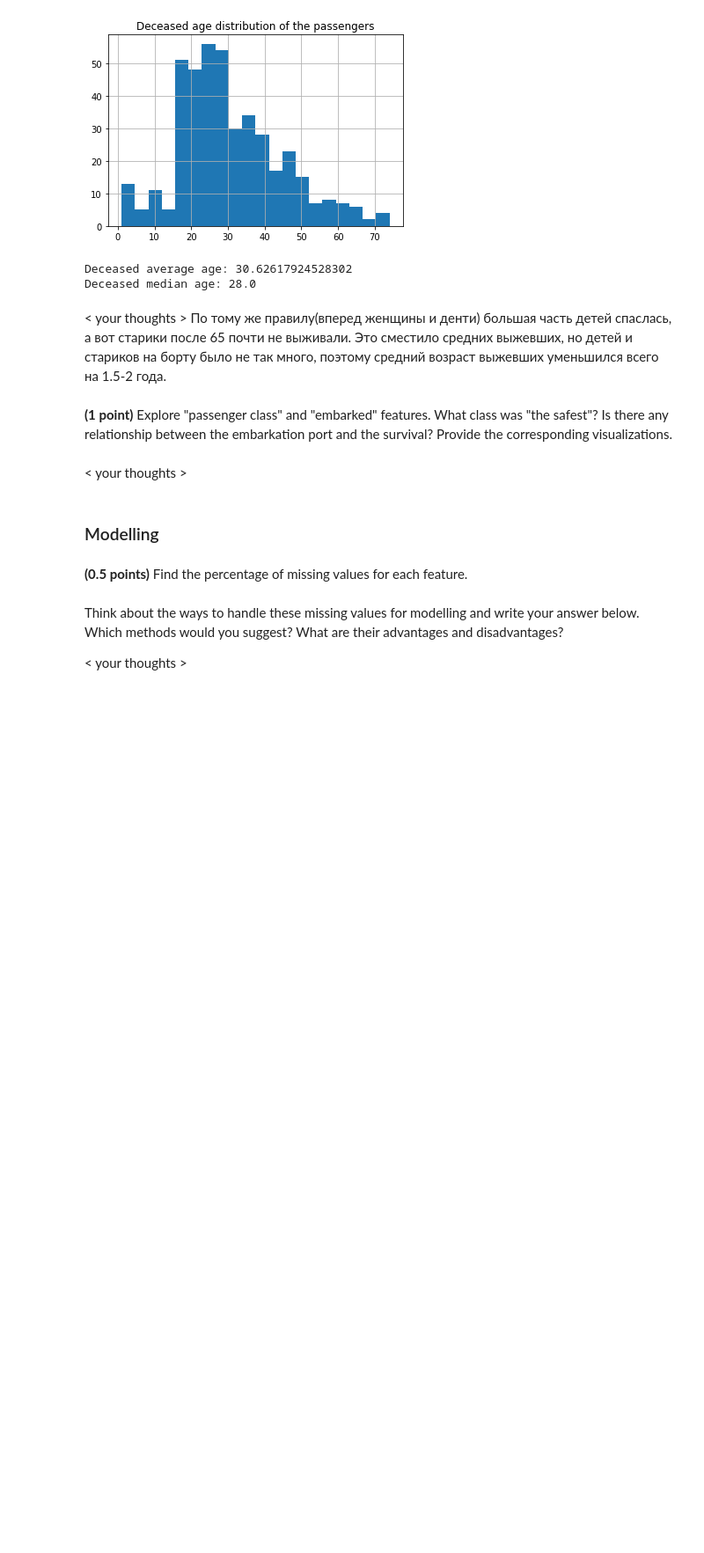
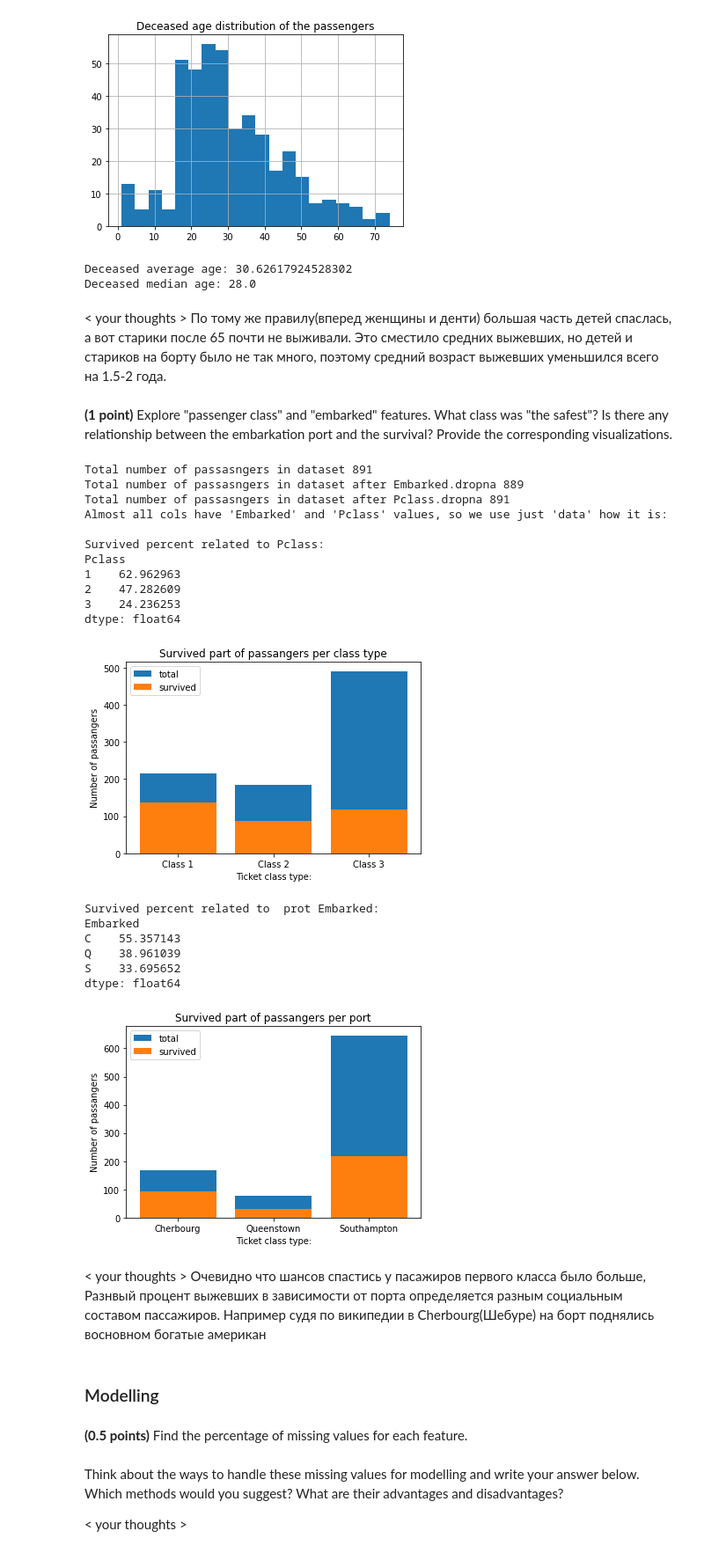
Before and after one commit to YakovGrischenko/rss-ml-intro, a Jupyter notebook: 5_classification_linear_knn/classification.ipynb, the cells around one changed output. Shown at 88% size. Saved outputs shown, nothing was run; the diff lists cells and outputs as text; code cells hidden in the pictures; blank space fills up the shorter version.

Commit message:
implr task 5 | port and class research

```diff
--- a/5_classification_linear_knn/classification.ipynb
+++ b/5_classification_linear_knn/classification.ipynb
@@ -129,5 +127,77 @@ Deceased median age: 28.0
-# %% [markdown]
-< your thoughts >
+# %%
+## your code
+
+print(f"Total number of passasngers in dataset {data.shape[0]}")
+data_with_Embarked = data.dropna(subset=['Embarked'])
+print(f"Total number of passasngers in dataset after Embarked.dropna {data_with_Embarked.shape[0]}")
+
+data_with_Pclass = data.dropna(subset=['Pclass'])
+print(f"Total number of passasngers in dataset after Pclass.dropna {data_with_Pclass.shape[0]}")
+print("Almost all cols have 'Embarked' and 'Pclass' values, so we use just 'data' how it is:")
+
+
+#print(data.groupby('Pclass').count().max(axis=1))
+print("\nSurvived percent related to Pclass:")
+print(data[(data.Survived==1)].groupby('Pclass').count().max(axis=1).values/\
+     data.groupby('Pclass').count().max(axis=1)*100 )
+
+data['Pclass_name'] = data.apply(lambda x: 'Class 1' if x['Pclass'] == 1 else 'Class 2' if x['Pclass'] == 2 else 'Class 3', axis=1)
+distr = data.groupby('Pclass_name').count().max(axis=1)
+
+distr_surv = data[(data.Survived==1)].groupby('Pclass_name').count().max(axis=1)
+
+
+plt.bar(distr.index, distr.values)
+plt.bar(distr.index, distr_surv.values)
+plt.legend(['total', 'survived'])
+plt.ylabel('Number of passangers')
+plt.xlabel('Ticket class type:')
+plt.title('Survived part of passangers per class type')
+plt.show()
+
+
+#print(data.groupby('Embarked').count().max(axis=1))
+print("\nSurvived percent related to  prot Embarked:")
+print(data[(data.Survived==1)].groupby('Embarked').count().max(axis=1).values/\
+     data.groupby('Embarked').count().max(axis=1)*100 )
+
+
+data['port_name'] = data.apply(lambda x: 'Cherbourg' if x['Embarked'] == 'C' else 'Queenstown' if x['Embarked'] == 'Q' else 'Southampton', axis=1)
+distr = data.groupby('port_name').count().max(axis=1)
+
+distr_surv = data[(data.Survived==1)].groupby('port_name').count().max(axis=1)
+
+
+plt.bar(distr.index, distr.values)
+plt.bar(distr.index, distr_surv.values)
+plt.legend(['total', 'survived'])
+plt.ylabel('Number of passangers')
+plt.xlabel('Ticket class type:')
+plt.title('Survived part of passangers per port')
+plt.show()
+# %% [output]
+Total number of passasngers in dataset 891
+Total number of passasngers in dataset after Embarked.dropna 889
+Total number of passasngers in dataset after Pclass.dropna 891
+Almost all cols have 'Embarked' and 'Pclass' values, so we use just 'data' how it is:
+
+Survived percent related to Pclass:
+Pclass
+1    62.962963
+2    47.282609
+3    24.236253
+dtype: float64
+[figure, added]
+Survived percent related to  prot Embarked:
+Embarked
+C    55.357143
+Q    38.961039
+S    33.695652
+dtype: float64
+[figure, added]
+# %% [markdown]
+< your thoughts >
+Очевидно что шансов спастись у пасажиров первого класса было больше, Разнвый процент выжевших в зависимости от порта определяется разным социальным составом пассажиров. Например судя по википедии в Cherbourg(Шебуре) на борт поднялись восновном богатые американ
 # %% [markdown]
 ### Modelling
 # %% [markdown]
```
Also changed, not shown: parts of 2 cells of this notebook.
